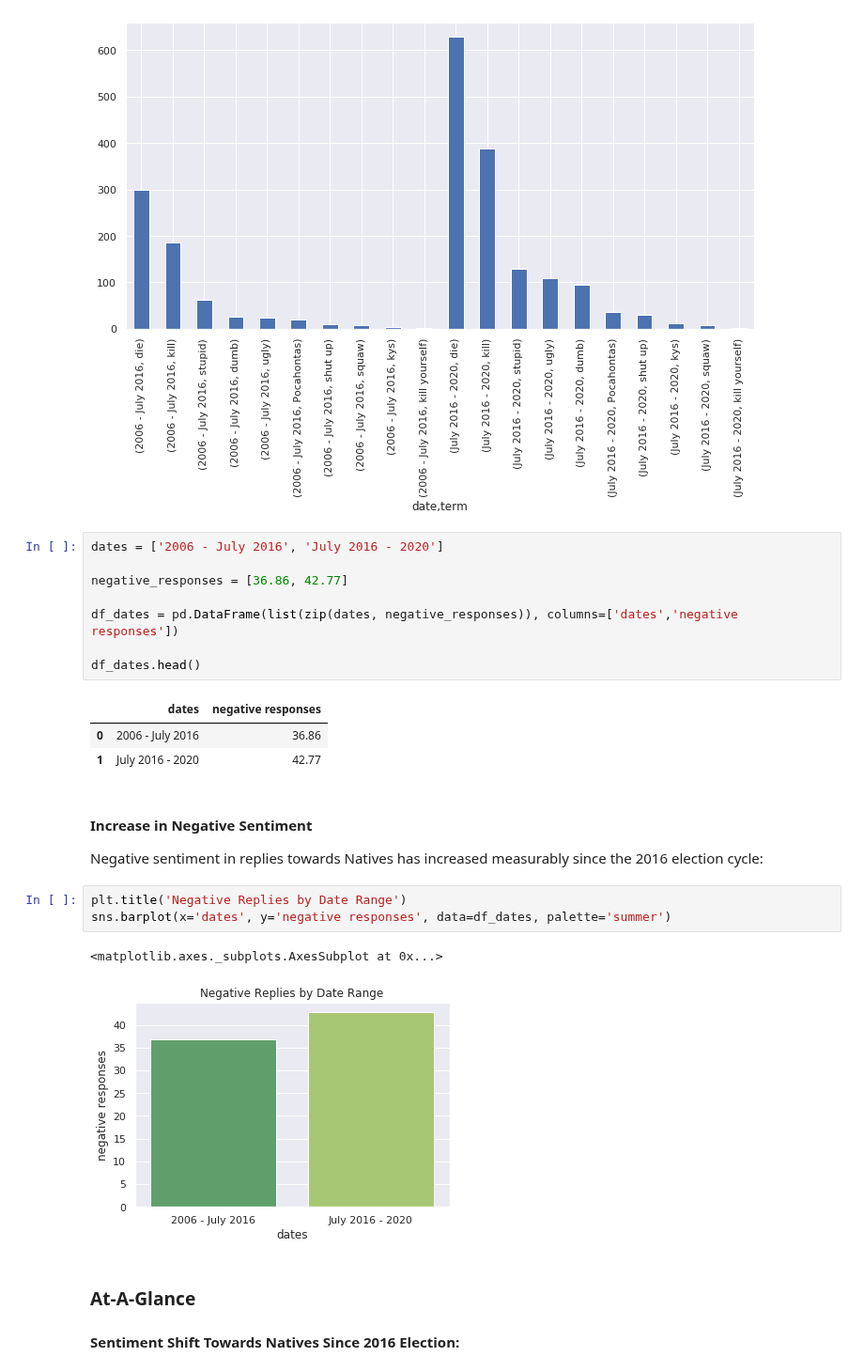
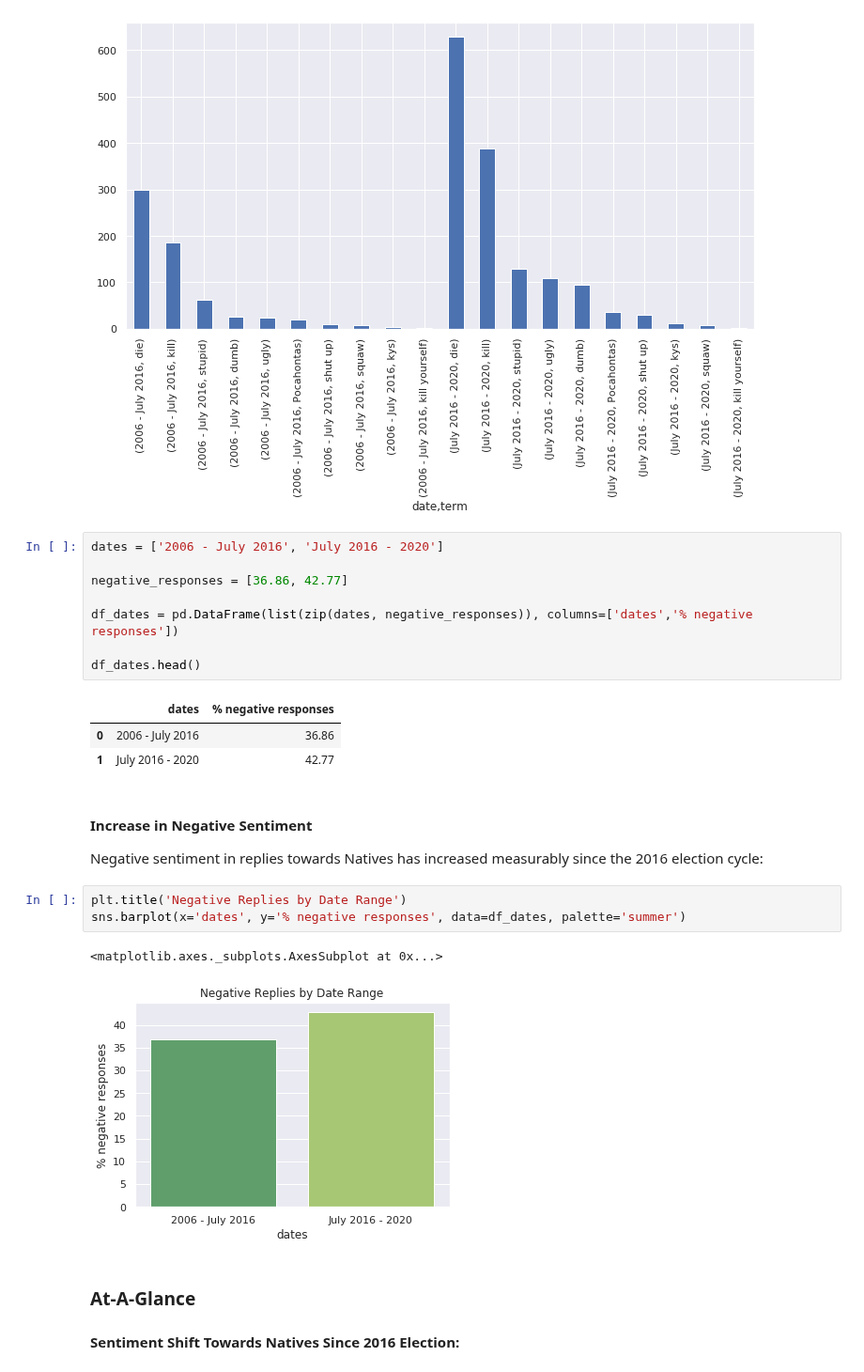
Before and after one commit to IndigenousEngineering/In-Reply, a Jupyter notebook: in_reply_1.ipynb, the cells around one changed output. Shown at 94% size. Cells and saved outputs as stored; diff of their text form.

```diff
--- a/in_reply_1.ipynb
+++ b/in_reply_1.ipynb
@@ -1606,11 +1606,11 @@ dates = ['2006 - July 2016', 'July 2016 - 2020']
 
 negative_responses = [36.86, 42.77]
 
-df_dates = pd.DataFrame(list(zip(dates, negative_responses)), columns=['dates','negative responses'])
+df_dates = pd.DataFrame(list(zip(dates, negative_responses)), columns=['dates','% negative responses'])
 
 df_dates.head()
 # %% [output]
-|  | dates | negative responses |
+|  | dates | % negative responses |
 | 0 | 2006 - July 2016 | 36.86 |
 | 1 | July 2016 - 2020 | 42.77 |
 # %% [markdown]
@@ -1619,10 +1619,10 @@ df_dates.head()
 Negative sentiment in replies towards Natives has increased measurably since the 2016 election cycle:
 # %%
 plt.title('Negative Replies by Date Range')
-sns.barplot(x='dates', y='negative responses', data=df_dates, palette='summer')
+sns.barplot(x='dates', y='% negative responses', data=df_dates, palette='summer')
 # %% [output]
 <matplotlib.axes._subplots.AxesSubplot at 0x...>
-[figure, old version]
+[figure, new version]
 # %% [markdown]
 ### At-A-Glance
 
```
Also changed, not shown: parts of 2 cells of this notebook.
